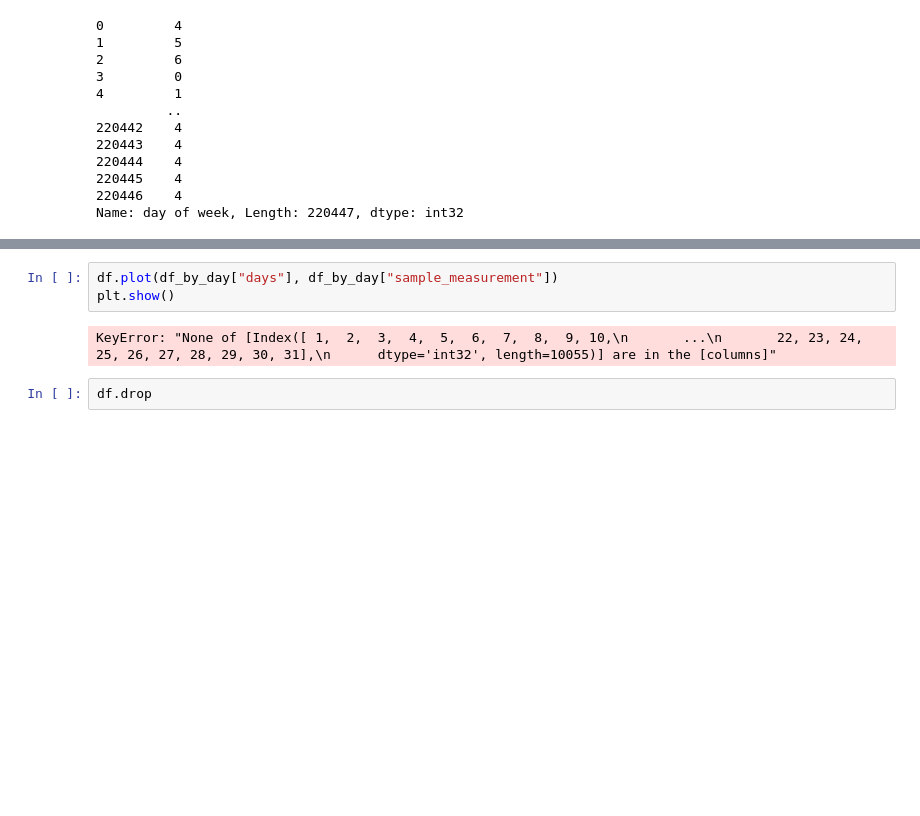
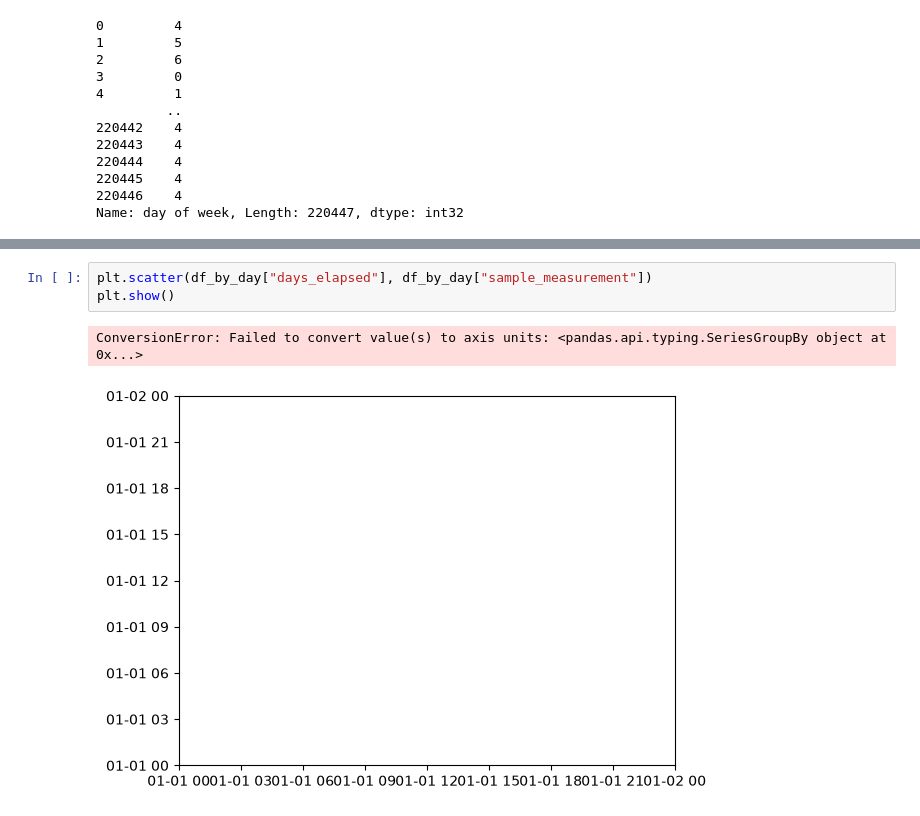
Before and after one commit to sodoo-gadal/UROP-SLC-AQ-, a Jupyter notebook: Salt_Lake_City_AQI/hourly_time_series.ipynb, the cells around one changed output, grey strips where cells are left out. Drawn from its saved outputs; the diff is of its cells as text; blank space fills up the shorter version.

```diff
--- a/Salt_Lake_City_AQI/hourly_time_series.ipynb
+++ b/Salt_Lake_City_AQI/hourly_time_series.ipynb
@@ -67,7 +125,6 @@ df_by_day
 # %%
-df.plot(df_by_day["days"], df_by_day["sample_measurement"])
+plt.scatter(df_by_day["days_elapsed"], df_by_day["sample_measurement"])
 plt.show()
 # %% [output]
-KeyError: "None of [Index([ 1,  2,  3,  4,  5,  6,  7,  8,  9, 10,\n       ...\n       22, 23, 24, 25, 26, 27, 28, 29, 30, 31],\n      dtype='int32', length=10055)] are in the [columns]"
+ConversionError: Failed to convert value(s) to axis units: <pandas.api.typing.SeriesGroupBy object at 0x...>
+[figure, added]
-# %%
-df.drop
```
Also changed, not shown: parts of 6 cells of this notebook.
